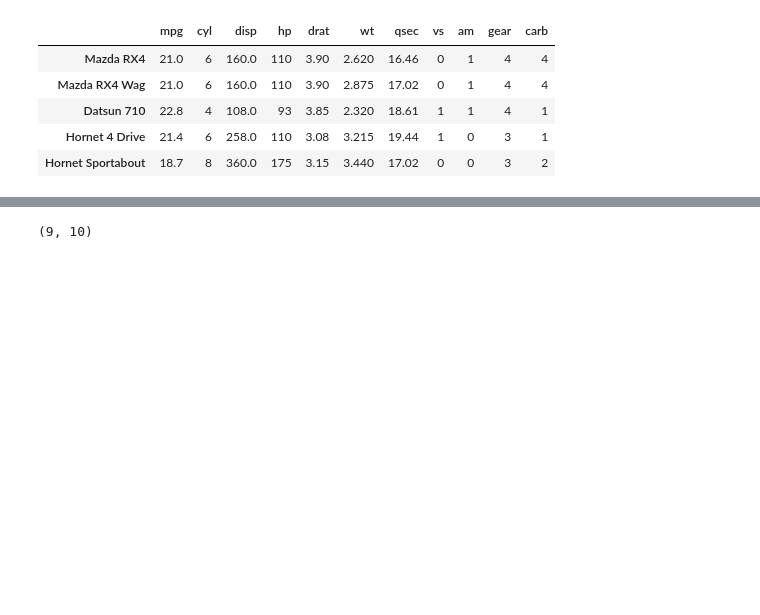
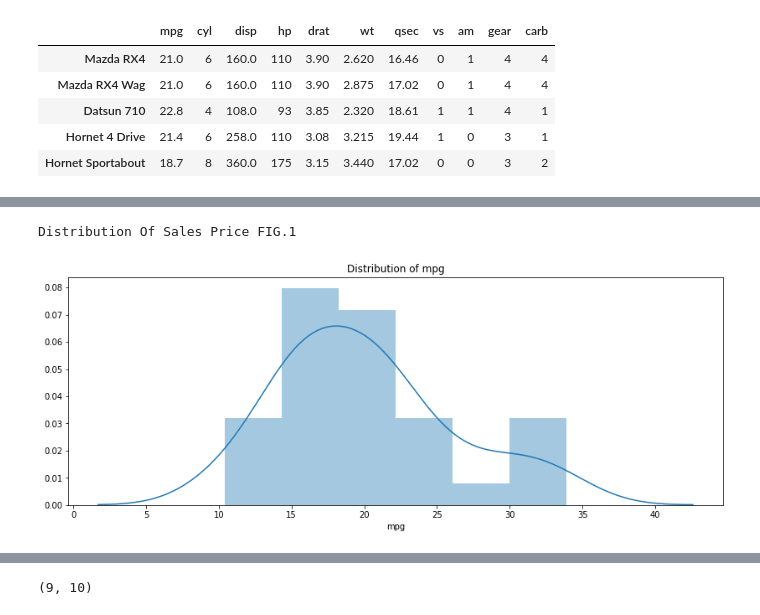
Before and after one commit to Ayanlola2002/Stutern, a Jupyter notebook: Multivariate_Analysis.ipynb, the cells around one changed output, grey strips where cells are left out. Cells and saved outputs as stored; diff of their text form; code cells hidden in the pictures; blank space fills up the shorter version.

```diff
--- a/Multivariate_Analysis.ipynb
+++ b/Multivariate_Analysis.ipynb
@@ -48,0 +111,11 @@ df.head()
+# %%
+# visualizing the distribution of target varriable(house prices)
+target = df.mpg
+print("Distribution Of Sales Price FIG.1")
+plt.figure(figsize=(14, 5))
+sns.distplot(target)
+plt.title('Distribution of mpg')
+plt.show()
+# %% [output]
+Distribution Of Sales Price FIG.1
+[figure, added]
```
Also changed, not shown: parts of 11 cells of this notebook.
